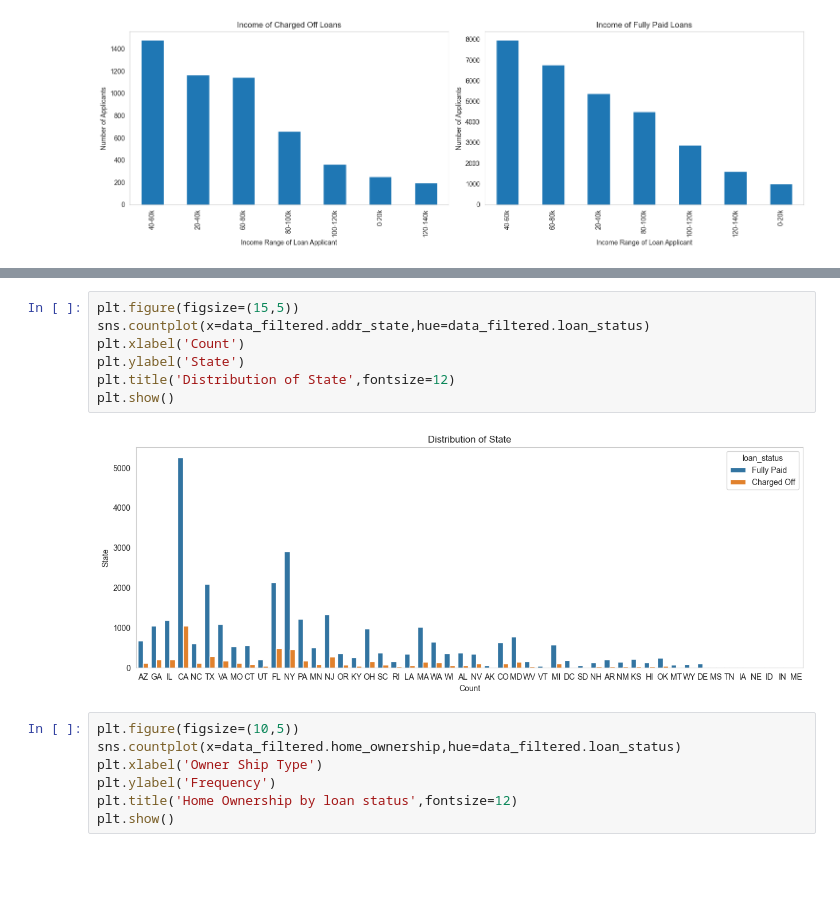
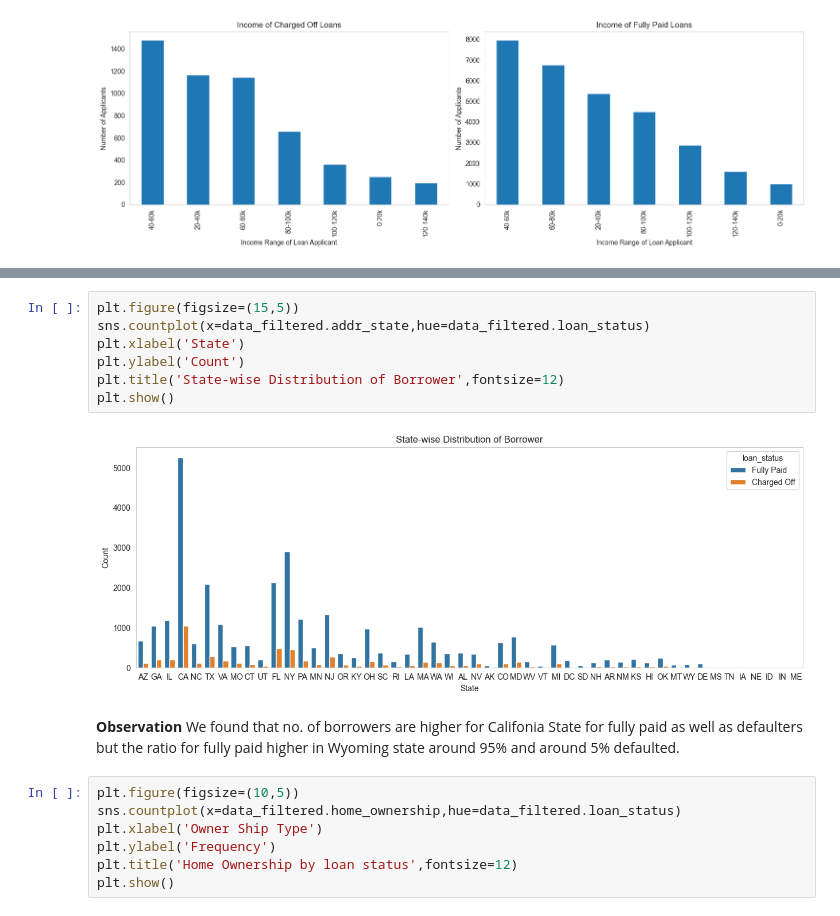
Before and after one commit to VishalVema/lendingclubcasestudy, a Jupyter notebook: lending club.ipynb, the cells around one changed output, grey strips where cells are left out. Drawn from its saved outputs; the diff is of its cells as text; blank space fills up the shorter version.

```diff
--- a/lending club.ipynb
+++ b/lending club.ipynb
@@ -744,12 +718,14 @@ Name: count, dtype: int64
 # %%
 plt.figure(figsize=(15,5))
 sns.countplot(x=data_filtered.addr_state,hue=data_filtered.loan_status)
-plt.xlabel('Count')
-plt.ylabel('State')
-plt.title('Distribution of State',fontsize=12)
+plt.xlabel('State')
+plt.ylabel('Count')
+plt.title('State-wise Distribution of Borrower',fontsize=12)
 plt.show()
 # %% [output]
-[figure, old version]
+[figure, new version]
+# %% [markdown]
+<b>Observation </b> We found that no. of borrowers are higher for Califonia State for fully paid as well as defaulters but the ratio for fully paid higher in Wyoming state around 95% and around 5% defaulted.
 # %%
 plt.figure(figsize=(10,5))
 sns.countplot(x=data_filtered.home_ownership,hue=data_filtered.loan_status)
```
Also changed, not shown: parts of 62 cells of this notebook.
